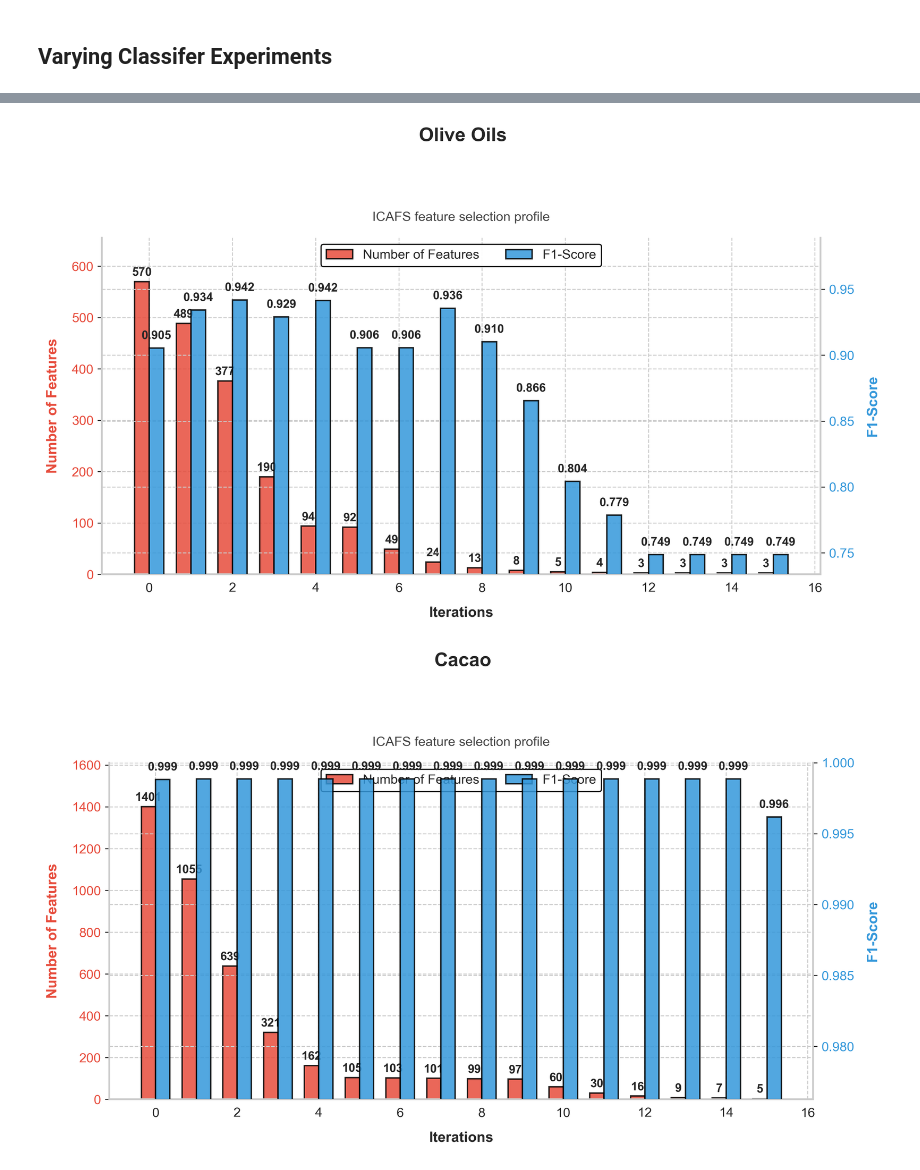
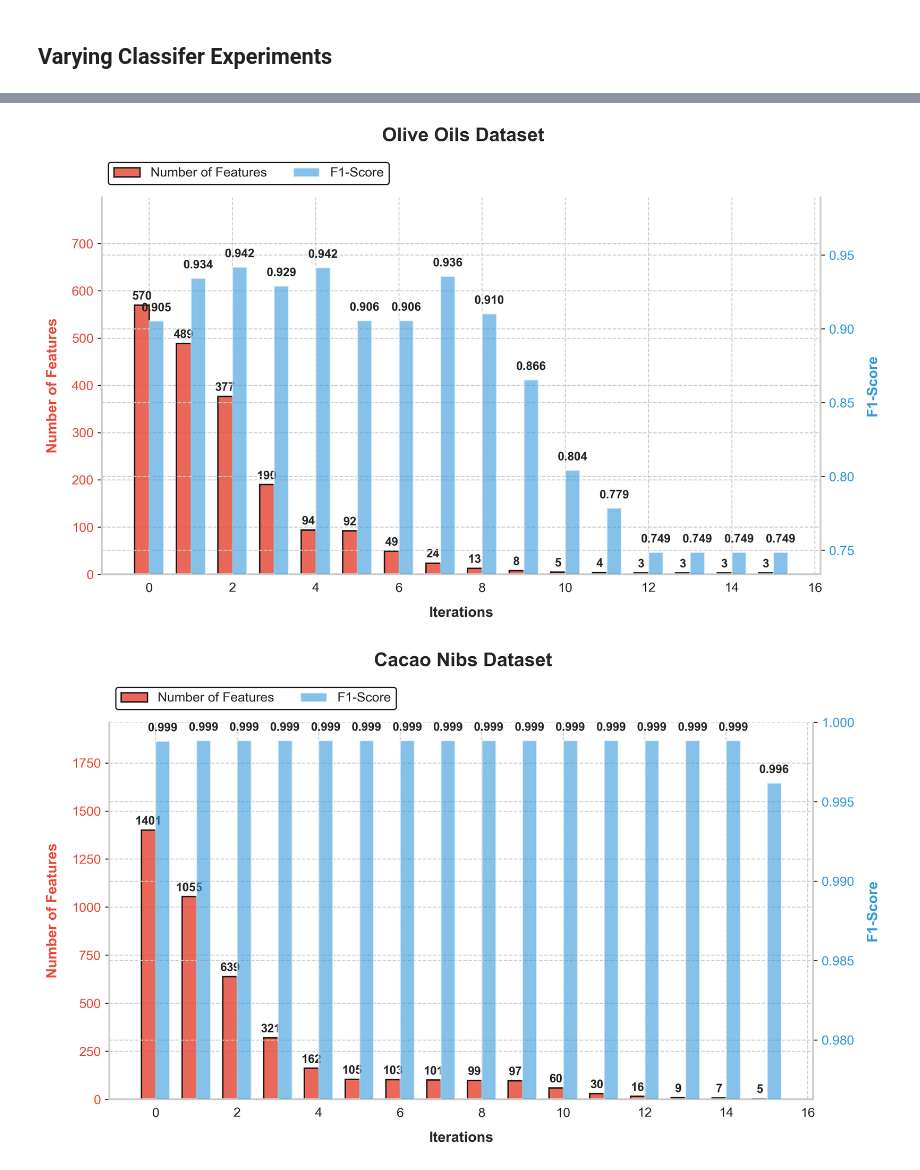
Before and after one commit to mikefixer/icafs, a Jupyter notebook: notebookes/icafs_parallel_performance_test.ipynb, the cells around one changed output, grey strips where cells are left out. Drawn from its saved outputs; the diff is of its cells as text; code cells hidden in the pictures.

```diff
--- a/notebookes/icafs_parallel_performance_test.ipynb
+++ b/notebookes/icafs_parallel_performance_test.ipynb
@@ -232,7 +233,6 @@ def plot_results_for_covering_array(scores, feature, num_of_iterarion, path_to_s
     fig, ax1 = plt.subplots(figsize=(10, 6), dpi=300)
     if dataset_name:
         fig.suptitle(f'{dataset_name}', fontsize=16, fontweight='bold', y=0.98)
-        ax1.set_title('ICAFS feature selection profile', fontsize=11, pad=14, color='#444444')
 
     # Define IEEE-friendly colors (distinguishable and professional)
     color_features = '#E74C3C'  # Professional red
@@ -251,7 +251,7 @@ def plot_results_for_covering_array(scores, feature, num_of_iterarion, path_to_s
 
     ax1.tick_params(axis='y', labelcolor=color_features, labelsize=11)
     ax1.tick_params(axis='x', labelsize=11)
-    ax1.set_ylim(0, max(res_features) * 1.15)
+    ax1.set_ylim(0, max(res_features) * 1.40)
     ax1.xaxis.set_major_locator(MaxNLocator(integer=True))
 
     # Remove top and right spines for cleaner look
@@ -267,12 +267,12 @@ def plot_results_for_covering_array(scores, feature, num_of_iterarion, path_to_s
     # Plot bars for scores with error bars if available
     if res_std is not None:
         bars2 = ax2.bar(res_iter + barwidth/2, res_scores, width=barwidth,
-                        color=color_scores, alpha=0.85, edgecolor='black', linewidth=1.2,
+                        color=color_scores, alpha=0.30, edgecolor='black', linewidth=1.2,
                         yerr=res_std, capsize=5, error_kw={'elinewidth': 1.5, 'capthick': 1.5},
                         label='F1-Score')
     else:
         bars2 = ax2.bar(res_iter + barwidth/2, res_scores, width=barwidth,
-                        color=color_scores, alpha=0.85, edgecolor='black', linewidth=1.2,
+                        color=color_scores, alpha=0.60, linewidth=1.2,
                         label='F1-Score')
 
     ax2.tick_params(axis='y', labelcolor=color_scores, labelsize=11)
@@ -315,11 +315,11 @@ def plot_results_for_covering_array(scores, feature, num_of_iterarion, path_to_s
     lines1, labels1 = ax1.get_legend_handles_labels()
     lines2, labels2 = ax2.get_legend_handles_labels()
     ax1.legend(lines1 + lines2, labels1 + labels2,
-              loc='upper center', bbox_to_anchor=(0.5, 1.00), ncol=2,
-              fontsize=11, framealpha=0.95, edgecolor='black', frameon=True)
+              loc='upper left', bbox_to_anchor=(0, 1.11), ncol=2,
+              fontsize=11, framealpha=0.9, edgecolor='black', frameon=True)
 
     # Improve layout and leave room for title + legend above axes.
-    fig.tight_layout(rect=(0, 0, 1, 0.90) if dataset_name else (0, 0, 1, 0.92))
+    fig.tight_layout(rect=(0, 0, 1, 1) if dataset_name else (0, 0, 1, 0.92))
 
     # Save figure with high quality for publication
     plt.savefig(path_to_save_image, dpi=300, bbox_inches='tight', facecolor='white')
@@ -514,7 +656,7 @@ def evaluate_dataset(X,y,name):
             max_iter=1000,              # Caps the memorization time
             random_state=42
     )
-    iterations, feature, score, std_lst, best_feature = ICAFS(X_train_scaled,y_train,2,15,mlp_evaluator,True)
+    iterations, feature, score, std_lst, best_features = ICAFS(X_train_scaled,y_train,2,15,mlp_evaluator,True)
 
     # ==========================================
     # STEP 3: PHASE 2 - THE FINAL POLISH (Grid Search)
@@ -527,8 +669,8 @@ def evaluate_dataset(X,y,name):
     }
 
     # 1. Slice the Pandas DataFrames using the selected feature names
-    X_train_reduced = X_train_scaled.iloc[:, best_feature]
-    X_test_reduced = X_test_scaled.iloc[:, best_feature]
+    X_train_reduced = X_train_scaled.iloc[:, best_features]
+    X_test_reduced = X_test_scaled.iloc[:, best_features]
 
     # 2. Run Grid Search to find the absolute best SVM settings
     print(f"\n--- Tuning SVM for {name} ---")
@@ -545,13 +687,18 @@ def evaluate_dataset(X,y,name):
     print(f"{name} Final Held-Out F1 Score: {final_f1:.4f}")
     print(f"Best Cross-Validation Score: {best_cv_score:.4f}")
 
-    return final_f1, iterations, feature, score
+    return final_f1, iterations, feature, score, best_features
 # %%
-datasets = [[olive_x, y_olive, "Olive Oils"],[df_x_cacao, y_cacao, "Cacao"]]
+
+datasets = [[olive_x, y_olive, "Olive Oils Dataset"],[df_x_cacao, y_cacao, "Cacao Nibs Dataset"]]
+best_features_datasets = {}
+
 for X, y, name in datasets:
+
     start_time = time.time()
-    final_f1, iterations, feature, score = evaluate_dataset(X, y, name)
+    final_f1, iterations, feature, score, best_features = evaluate_dataset(X, y, name)
     end_time = time.time()
+    best_features_datasets[name] = best_features
     print(f"Processing time for {name}: {end_time - start_time:.2f} seconds")
     plot_results_for_covering_array(score, feature, iterations, f'../output_images/icafs_{name.replace(" ", "_").lower()}.png', dataset_name=name)
 # %% [output]
@@ -575,2 +722,2 @@ Processing time for Cacao: 544.37 seconds
-[figure, old version]
+[figure, new version]
-[figure, old version]
+[figure, new version]
```
Also changed, not shown: parts of 4 cells of this notebook.
